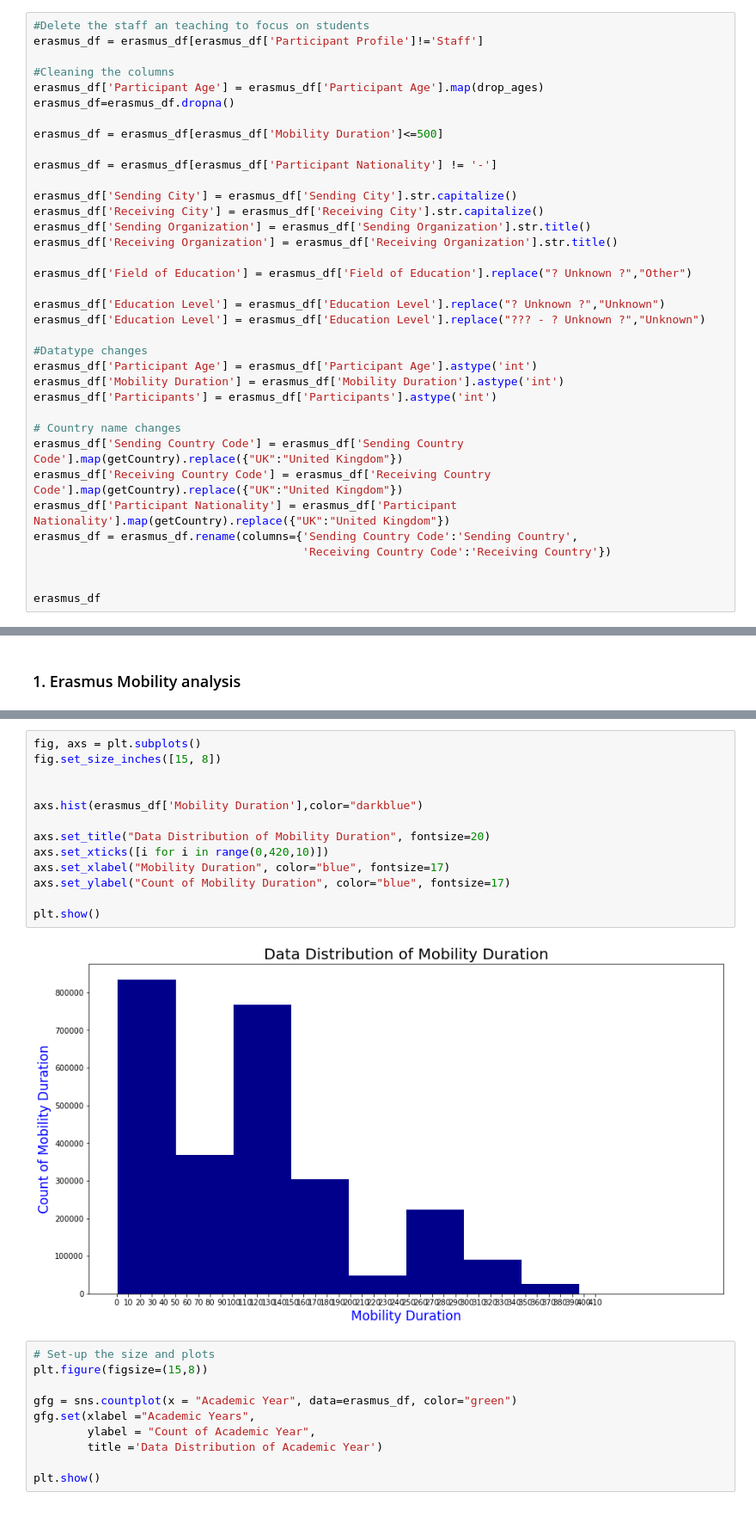
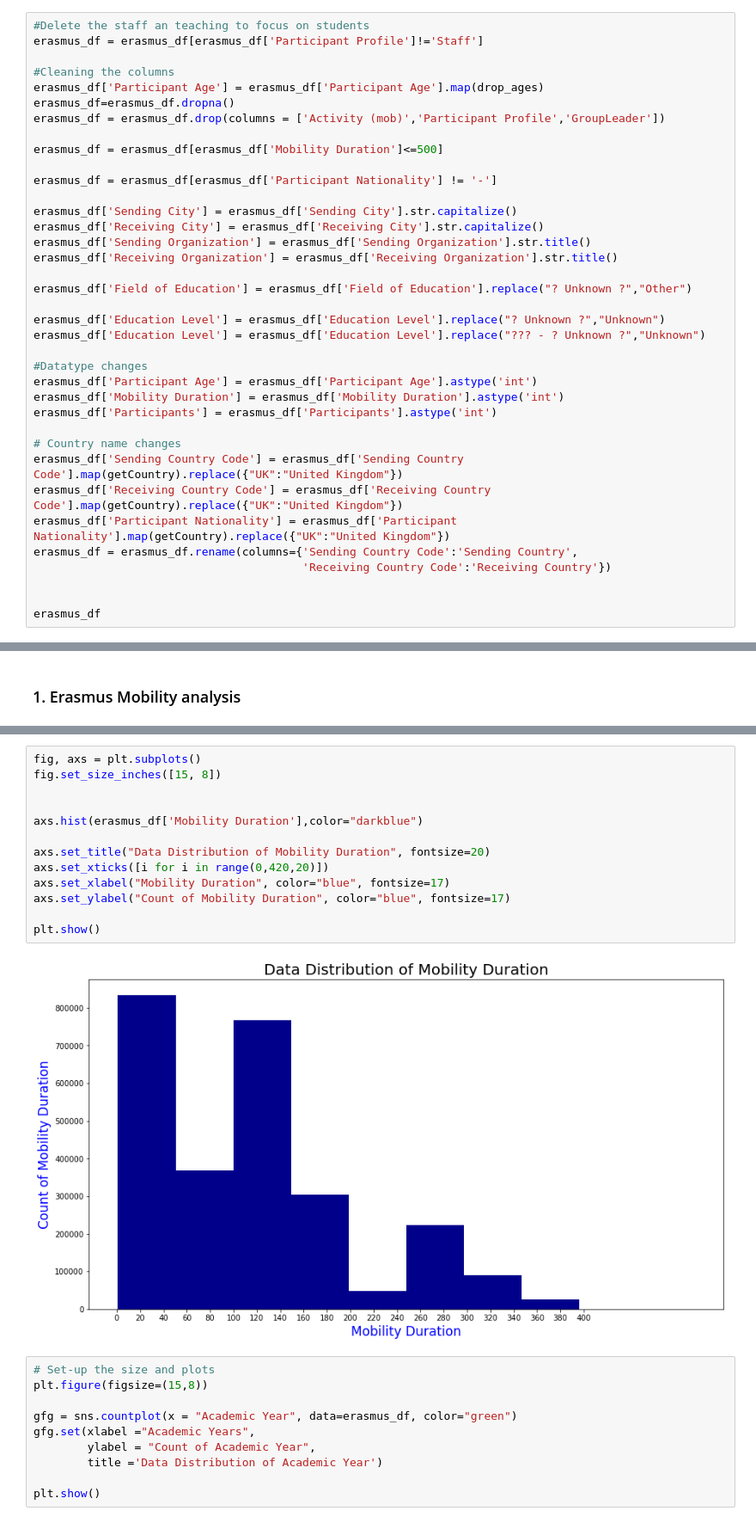
Before and after one commit to tatouti/DatabasePD, a Jupyter notebook: Erasmus_DataAnalysis.ipynb, the cells around one changed output, grey strips where cells are left out. Shown at 86% size. Cells and saved outputs as stored; diff of their text form.

```diff
--- a/Erasmus_DataAnalysis.ipynb
+++ b/Erasmus_DataAnalysis.ipynb
@@ -91,6 +91,7 @@ erasmus_df = erasmus_df[erasmus_df['Participant Profile']!='Staff']
 #Cleaning the columns
 erasmus_df['Participant Age'] = erasmus_df['Participant Age'].map(drop_ages)
 erasmus_df=erasmus_df.dropna()
+erasmus_df = erasmus_df.drop(columns = ['Activity (mob)','Participant Profile','GroupLeader'])
 
 erasmus_df = erasmus_df[erasmus_df['Mobility Duration']<=500]
 
@@ -254,18 +255,18 @@ plt.show()
 # %%
 fig, axs = plt.subplots()
 fig.set_size_inches([15, 8])
 
 
 axs.hist(erasmus_df['Mobility Duration'],color="darkblue")
 
 axs.set_title("Data Distribution of Mobility Duration", fontsize=20)
-axs.set_xticks([i for i in range(0,420,10)])
+axs.set_xticks([i for i in range(0,420,20)])
 axs.set_xlabel("Mobility Duration", color="blue", fontsize=17)
 axs.set_ylabel("Count of Mobility Duration", color="blue", fontsize=17)
 
 plt.show()
 # %% [output]
-[figure, old version]
+[figure, new version]
 # %%
 # Set-up the size and plots
 plt.figure(figsize=(15,8))
```
Also changed, not shown: parts of 2 cells of this notebook.
